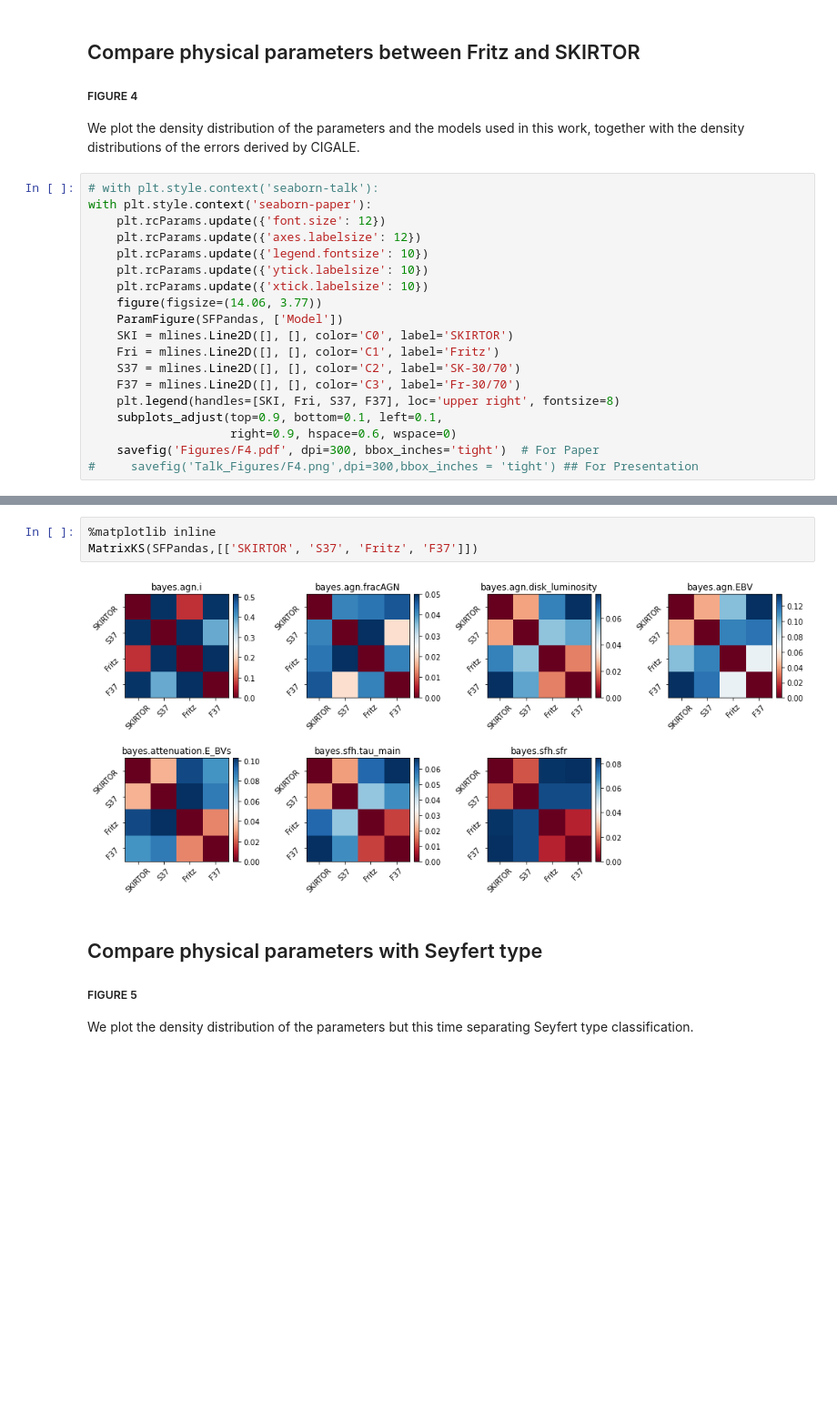
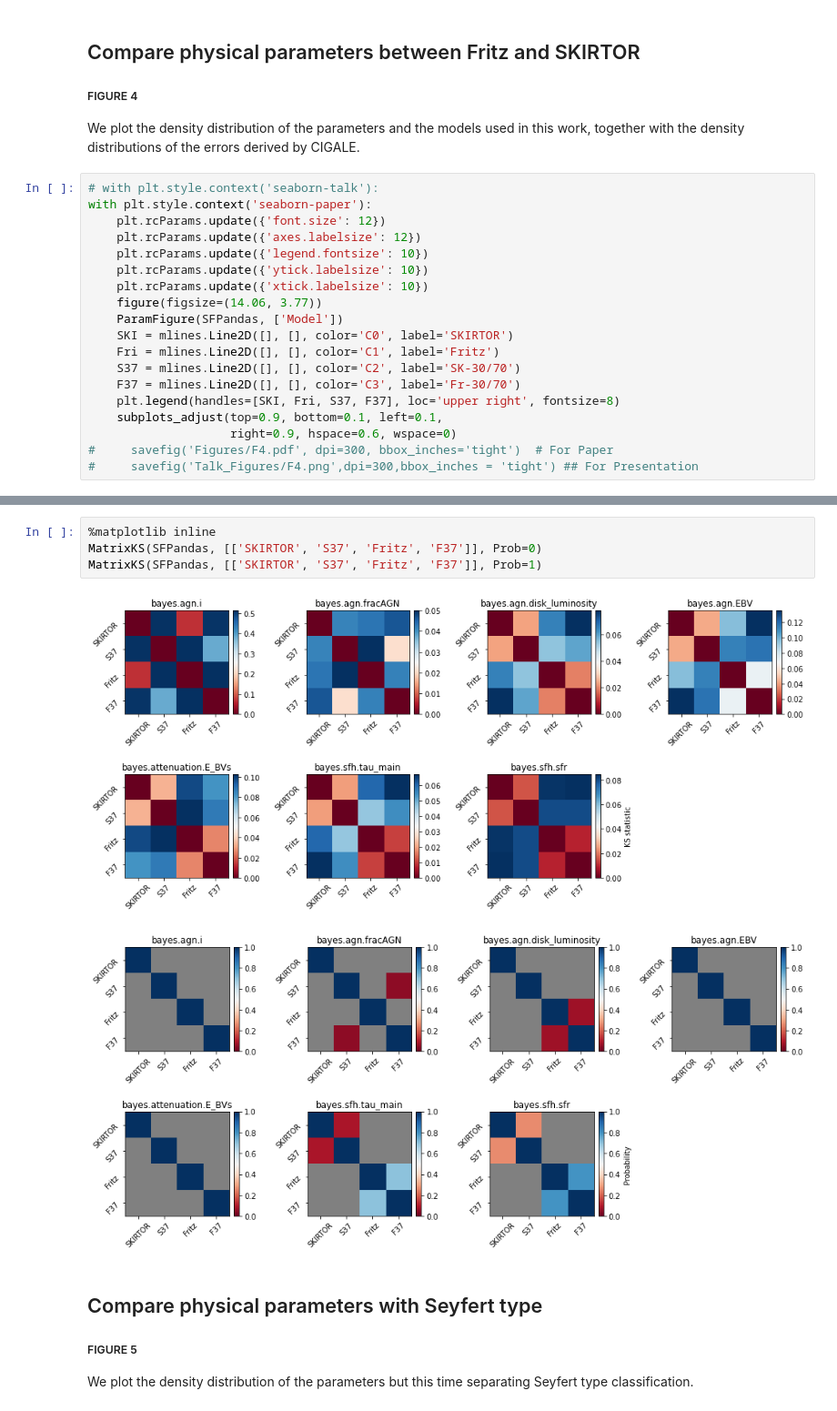
Before and after one commit to aframosp/AGNView, a Jupyter notebook: 11_Analysis_Plots.ipynb, the cells around one changed output, grey strips where cells are left out. Shown at 91% size. Saved outputs shown, nothing was run; the diff lists cells and outputs as text; blank space fills up the shorter version.

```diff
--- a/11_Analysis_Plots.ipynb
+++ b/11_Analysis_Plots.ipynb
@@ -186,5 +216,5 @@ with plt.style.context('seaborn-paper'):
     plt.legend(handles=[SKI, Fri, S37, F37], loc='upper right', fontsize=8)
     subplots_adjust(top=0.9, bottom=0.1, left=0.1,
                     right=0.9, hspace=0.6, wspace=0)
-    savefig('Figures/F4.pdf', dpi=300, bbox_inches='tight')  # For Paper
+#     savefig('Figures/F4.pdf', dpi=300, bbox_inches='tight')  # For Paper
 #     savefig('Talk_Figures/F4.png',dpi=300,bbox_inches = 'tight') ## For Presentation
@@ -194,8 +224,10 @@ We present the KS test statistics here
 # %%
 %matplotlib inline
-MatrixKS(SFPandas,[['SKIRTOR', 'S37', 'Fritz', 'F37']])
+MatrixKS(SFPandas, [['SKIRTOR', 'S37', 'Fritz', 'F37']], Prob=0)
+MatrixKS(SFPandas, [['SKIRTOR', 'S37', 'Fritz', 'F37']], Prob=1)
 # %% [output]
-[figure, old version]
+[figure, new version]
+[figure, added]
 # %% [markdown]
 ## Compare physical parameters with Seyfert type
 ##### FIGURE 5
```
Also changed, not shown: parts of 16 cells of this notebook, 3 other files.
